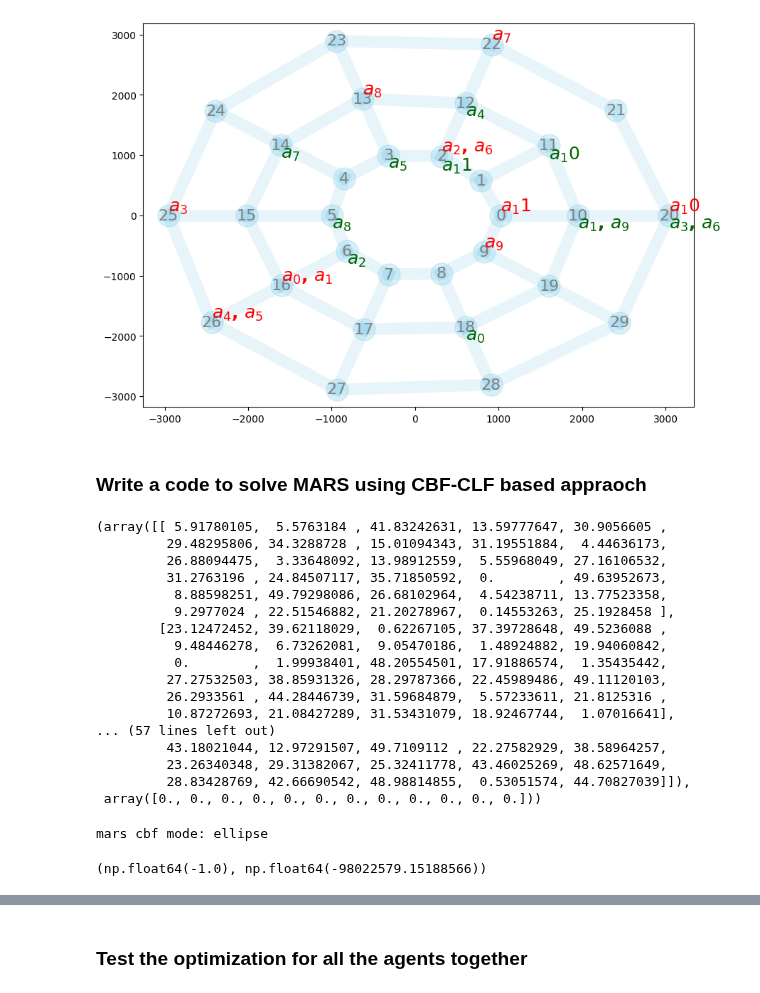
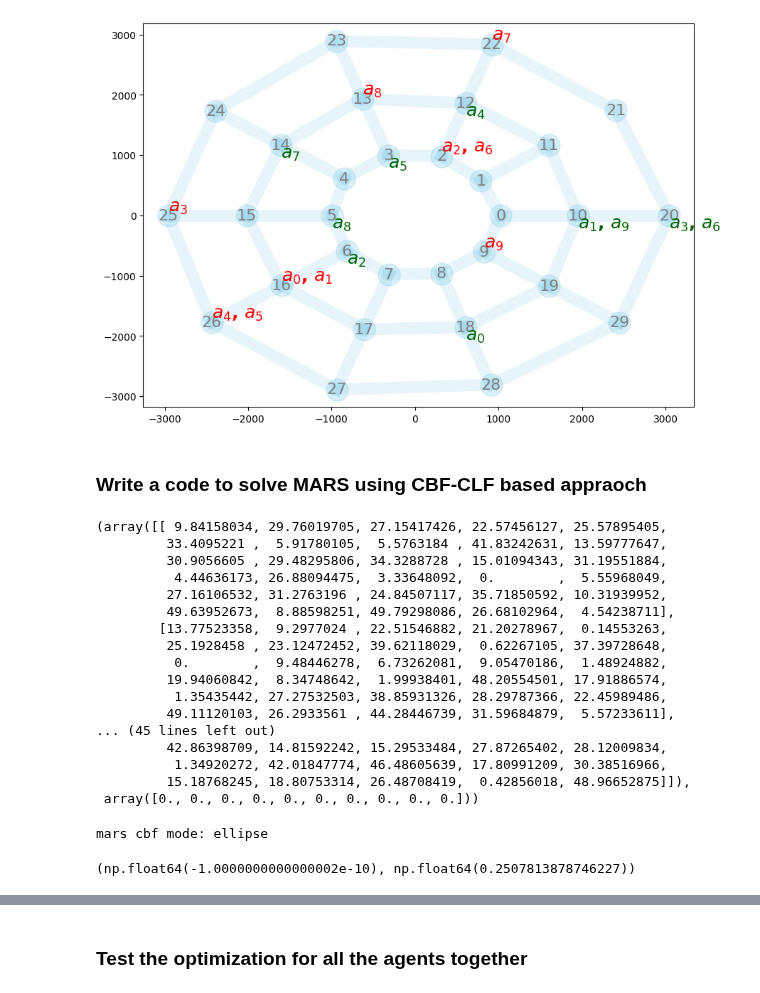
Before and after one commit to dt-1729/ULI_NASA, a Jupyter notebook: UTM_scheduling_and_routing/main.ipynb, the cells around one changed output, grey strips where cells are left out. Drawn from its saved outputs; the diff is of its cells as text; code cells hidden in the pictures.

```diff
--- a/UTM_scheduling_and_routing/main.ipynb
+++ b/UTM_scheduling_and_routing/main.ipynb
@@ -16,7 +16,7 @@ importlib.reload(supporting_functions)
 
 # generate waypoints and the adjacency matrix
 n_waypoints = 30
-n_agents = 12
+n_agents = 10
 tolArray = np.random.uniform(10.0, 10.0, n_waypoints)
 
 # Grid network parameters
@@ -49,34 +49,34 @@ ca_cbf_el = {
 ca_cbf_lin = {
     'mode':'linear',
     'eps':1e-4*tolArray,
     'eta':0
 }
 
 # create a mars environment
 mars = createEnv.MARS(
     n_waypoints,
     n_agents,
     tolArray,
     ring_params,
     seed=13,
     offset_energy=1,
     stagewiseCostCoeffs=np.array([1.0, 100.0, 1.0]),
     selfHop=0,
     ca_cbf=ca_cbf_lin,
     printFlag=False)
 
 # mars visualization
 cmap = plt.get_cmap('tab20')
 agent_colors = {a: cmap(i / mars.n_agents) for i, a in enumerate(range(mars.n_agents))}
 createEnv.plotNetwork(mars=mars, figuresize=(10,7), routes=[], agent_colors=agent_colors, showEdgeLength=False)
 
 # agent visualization
 # show_graph=0
 # if show_graph:
 #     for i,v in enumerate(mars.agents):
 #         v.showGraph(mars.wp_locations, mars.dist_mat, mars.mask, mars.sched_mat[i,:], figuresize=(10,5), showEdgeTimeLim=True)
 # %% [output]
-[figure, old version]
+[figure, new version]
 # %% [markdown]
 ### Write a code to solve MARS using CBF-CLF based appraoch
 # %%
@@ -116,32 +116,32 @@ optimizer = {
 # %%
 T0, mars.start_times
 # %% [output]
-(array([[ 5.91780105,  5.5763184 , 41.83242631, 13.59777647, 30.9056605 ,
-         29.48295806, 34.3288728 , 15.01094343, 31.19551884,  4.44636173,
-         26.88094475,  3.33648092, 13.98912559,  5.55968049, 27.16106532,
-         31.2763196 , 24.84507117, 35.71850592,  0.        , 49.63952673,
-          8.88598251, 49.79298086, 26.68102964,  4.54238711, 13.77523358,
-          9.2977024 , 22.51546882, 21.20278967,  0.14553263, 25.1928458 ],
-        [23.12472452, 39.62118029,  0.62267105, 37.39728648, 49.5236088 ,
-          9.48446278,  6.73262081,  9.05470186,  1.48924882, 19.94060842,
-          0.        ,  1.99938401, 48.20554501, 17.91886574,  1.35435442,
-         27.27532503, 38.85931326, 28.29787366, 22.45989486, 49.11120103,
-         26.2933561 , 44.28446739, 31.59684879,  5.57233611, 21.8125316 ,
-         10.87272693, 21.08427289, 31.53431079, 18.92467744,  1.07016641],
-... (57 lines left out)
-         43.18021044, 12.97291507, 49.7109112 , 22.27582929, 38.58964257,
-         23.26340348, 29.31382067, 25.32411778, 43.46025269, 48.62571649,
-         28.83428769, 42.66690542, 48.98814855,  0.53051574, 44.70827039]]),
- array([0., 0., 0., 0., 0., 0., 0., 0., 0., 0., 0., 0.]))
+(array([[ 9.84158034, 29.76019705, 27.15417426, 22.57456127, 25.57895405,
+         33.4095221 ,  5.91780105,  5.5763184 , 41.83242631, 13.59777647,
+         30.9056605 , 29.48295806, 34.3288728 , 15.01094343, 31.19551884,
+          4.44636173, 26.88094475,  3.33648092,  0.        ,  5.55968049,
+         27.16106532, 31.2763196 , 24.84507117, 35.71850592, 10.31939952,
+         49.63952673,  8.88598251, 49.79298086, 26.68102964,  4.54238711],
+        [13.77523358,  9.2977024 , 22.51546882, 21.20278967,  0.14553263,
+         25.1928458 , 23.12472452, 39.62118029,  0.62267105, 37.39728648,
+          0.        ,  9.48446278,  6.73262081,  9.05470186,  1.48924882,
+         19.94060842,  8.34748642,  1.99938401, 48.20554501, 17.91886574,
+          1.35435442, 27.27532503, 38.85931326, 28.29787366, 22.45989486,
+         49.11120103, 26.2933561 , 44.28446739, 31.59684879,  5.57233611],
+... (45 lines left out)
+         42.86398709, 14.81592242, 15.29533484, 27.87265402, 28.12009834,
+          1.34920272, 42.01847774, 46.48605639, 17.80991209, 30.38516966,
+         15.18768245, 18.80753314, 26.48708419,  0.42856018, 48.96652875]]),
+ array([0., 0., 0., 0., 0., 0., 0., 0., 0., 0.]))
 # %%
 mars.ca_cbf = ca_cbf_el
 cbf_mode = mars.ca_cbf['mode']
 print(f'mars cbf mode: {cbf_mode}')
 H0, GradH0 = mars.CBF_waypoints(T0, range(mars.n_waypoints), returnGrad=True)
-np.min(H0), np.min(GradH0)
+np.min(H0), np.max(H0)
 # %% [output]
 mars cbf mode: ellipse
-(np.float64(-1.0), np.float64(-98022579.15188566))
+(np.float64(-1.0000000000000002e-10), np.float64(0.2507813878746227))
 # %%
 
 active_waypoints = range(mars.n_waypoints)
```
Also changed, not shown: parts of 7 cells of this notebook, 1 other file.
